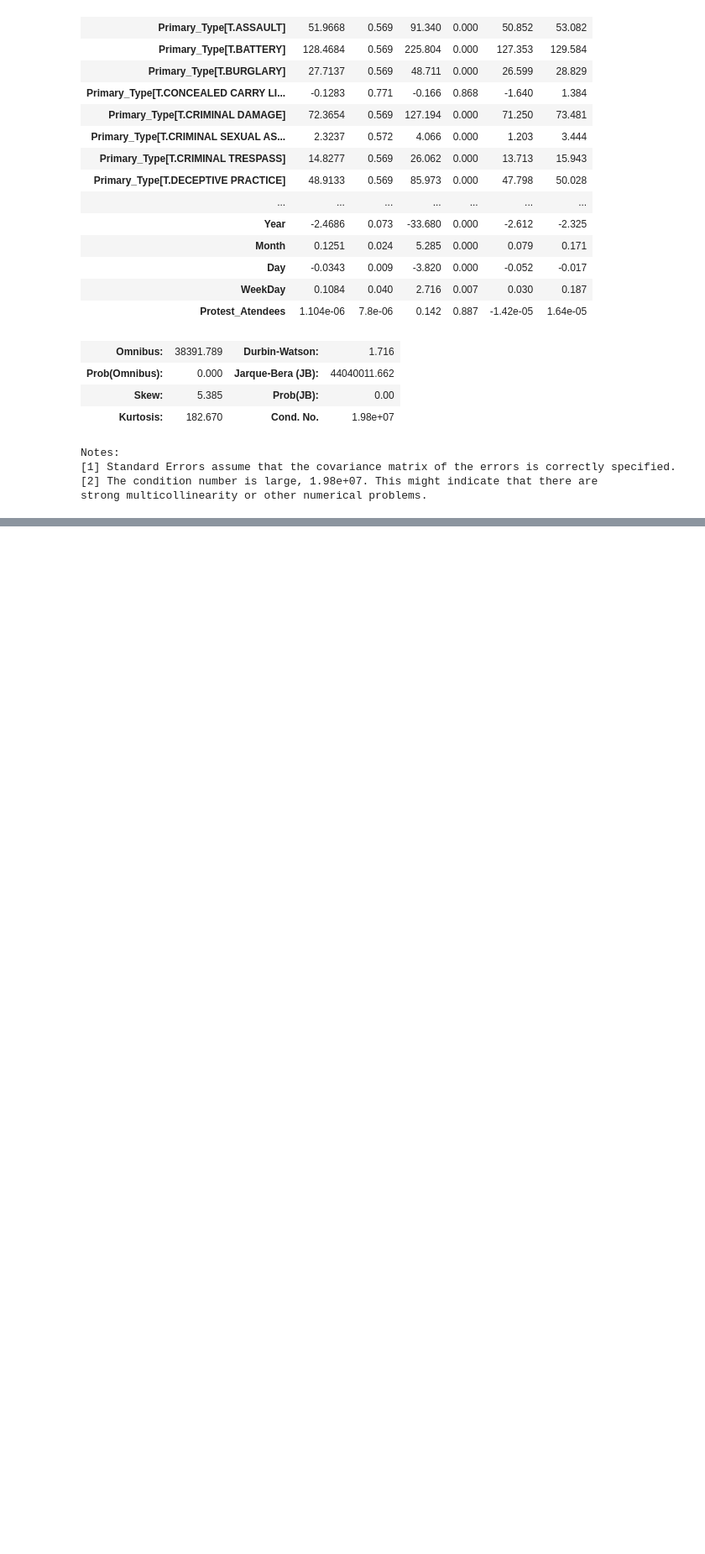
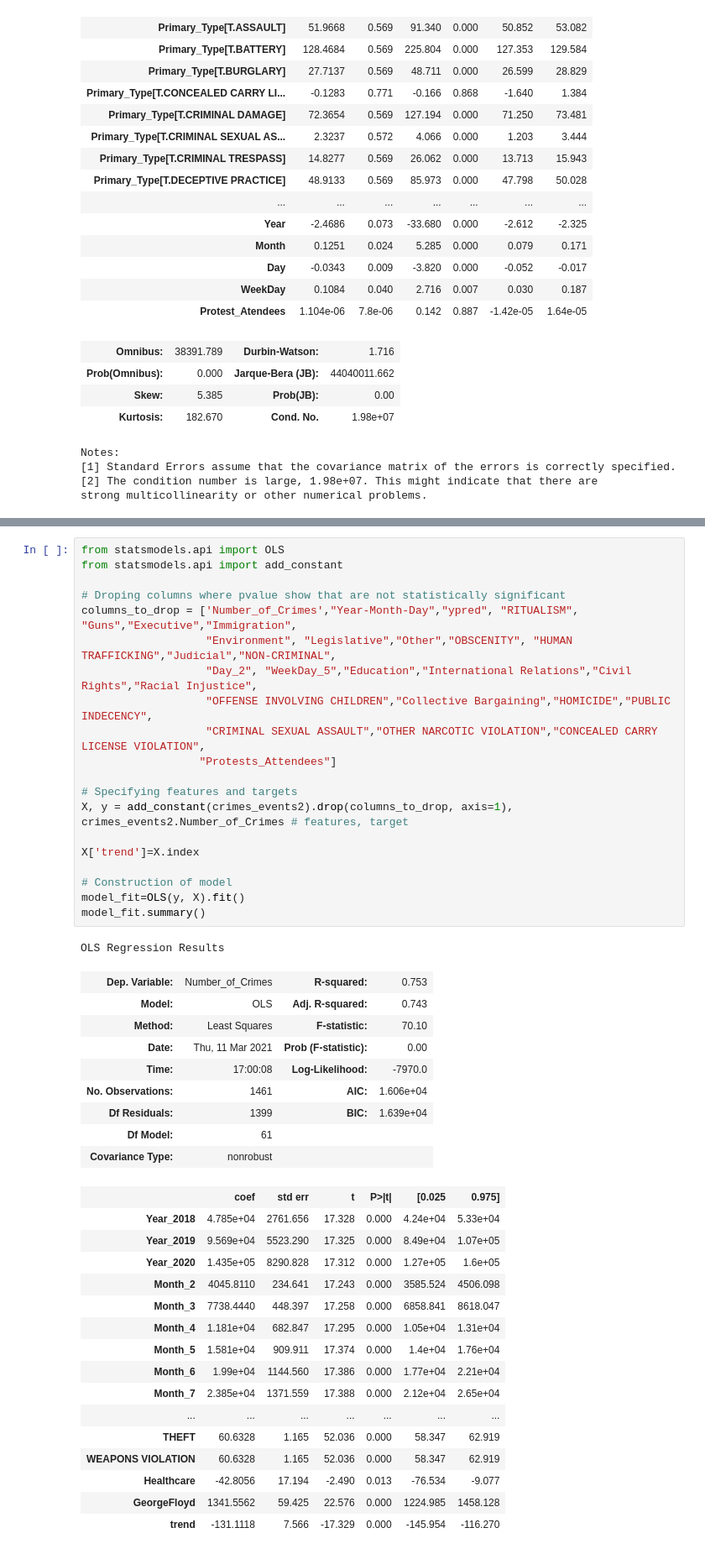
Before and after one commit to leo-cavalcante/crimes-in-chicago, a Jupyter notebook: Time Analysis.ipynb, the cells around one changed output, grey strips where cells are left out. Shown at 84% size. Cells and saved outputs as stored; diff of their text form; blank space fills up the shorter version.

```diff
--- a/Time Analysis.ipynb
+++ b/Time Analysis.ipynb
@@ -1247,0 +1231,47 @@ crimes_events2["Year-Month-Day"].min()
+# %%
+from statsmodels.api import OLS
+from statsmodels.api import add_constant
+
+# Droping columns where pvalue show that are not statistically significant
+columns_to_drop = ['Number_of_Crimes',"Year-Month-Day","ypred", "RITUALISM", "Guns","Executive","Immigration",
+                   "Environment", "Legislative","Other","OBSCENITY", "HUMAN TRAFFICKING","Judicial","NON-CRIMINAL",
+                   "Day_2", "WeekDay_5","Education","International Relations","Civil Rights","Racial Injustice",
+                   "OFFENSE INVOLVING CHILDREN","Collective Bargaining","HOMICIDE","PUBLIC INDECENCY",
+                   "CRIMINAL SEXUAL ASSAULT","OTHER NARCOTIC VIOLATION","CONCEALED CARRY LICENSE VIOLATION",
+                  "Protests_Attendees"]
+
+# Specifying features and targets
+X, y = add_constant(crimes_events2).drop(columns_to_drop, axis=1), crimes_events2.Number_of_Crimes # features, target
+
+X['trend']=X.index
+
+# Construction of model
+model_fit=OLS(y, X).fit()
+model_fit.summary()
+# %% [output]
+OLS Regression Results
+| Dep. Variable: | Number_of_Crimes | R-squared: | 0.753 |
+| Model: | OLS | Adj. R-squared: | 0.743 |
+| Method: | Least Squares | F-statistic: | 70.10 |
+| Date: | Thu, 11 Mar 2021 | Prob (F-statistic): | 0.00 |
+| Time: | 17:00:08 | Log-Likelihood: | -7970.0 |
+| No. Observations: | 1461 | AIC: | 1.606e+04 |
+| Df Residuals: | 1399 | BIC: | 1.639e+04 |
+| Df Model: | 61 |  |  |
+| Covariance Type: | nonrobust |  |  |
+|  | coef | std err | t | P>|t| | [0.025 | 0.975] |
+| Year_2018 | 4.785e+04 | 2761.656 | 17.328 | 0.000 | 4.24e+04 | 5.33e+04 |
+| Year_2019 | 9.569e+04 | 5523.290 | 17.325 | 0.000 | 8.49e+04 | 1.07e+05 |
+| Year_2020 | 1.435e+05 | 8290.828 | 17.312 | 0.000 | 1.27e+05 | 1.6e+05 |
+| Month_2 | 4045.8110 | 234.641 | 17.243 | 0.000 | 3585.524 | 4506.098 |
+| Month_3 | 7738.4440 | 448.397 | 17.258 | 0.000 | 6858.841 | 8618.047 |
+| Month_4 | 1.181e+04 | 682.847 | 17.295 | 0.000 | 1.05e+04 | 1.31e+04 |
+| Month_5 | 1.581e+04 | 909.911 | 17.374 | 0.000 | 1.4e+04 | 1.76e+04 |
+| Month_6 | 1.99e+04 | 1144.560 | 17.386 | 0.000 | 1.77e+04 | 2.21e+04 |
+| Month_7 | 2.385e+04 | 1371.559 | 17.388 | 0.000 | 2.12e+04 | 2.65e+04 |
+| ... | ... | ... | ... | ... | ... | ... |
+| THEFT | 60.6328 | 1.165 | 52.036 | 0.000 | 58.347 | 62.919 |
+| WEAPONS VIOLATION | 60.6328 | 1.165 | 52.036 | 0.000 | 58.347 | 62.919 |
+| Healthcare | -42.8056 | 17.194 | -2.490 | 0.013 | -76.534 | -9.077 |
+| GeorgeFloyd | 1341.5562 | 59.425 | 22.576 | 0.000 | 1224.985 | 1458.128 |
+| trend | -131.1118 | 7.566 | -17.329 | 0.000 | -145.954 | -116.270 |
```
Also changed, not shown: parts of 73 cells of this notebook, 2 other files.
